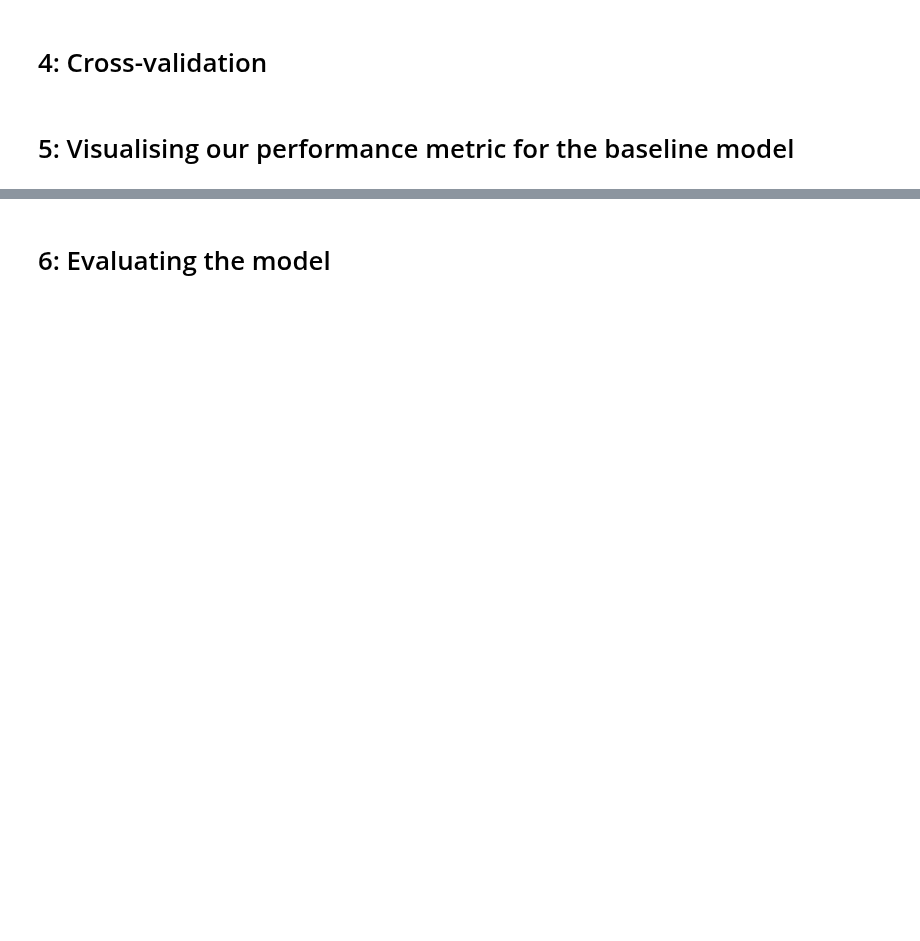
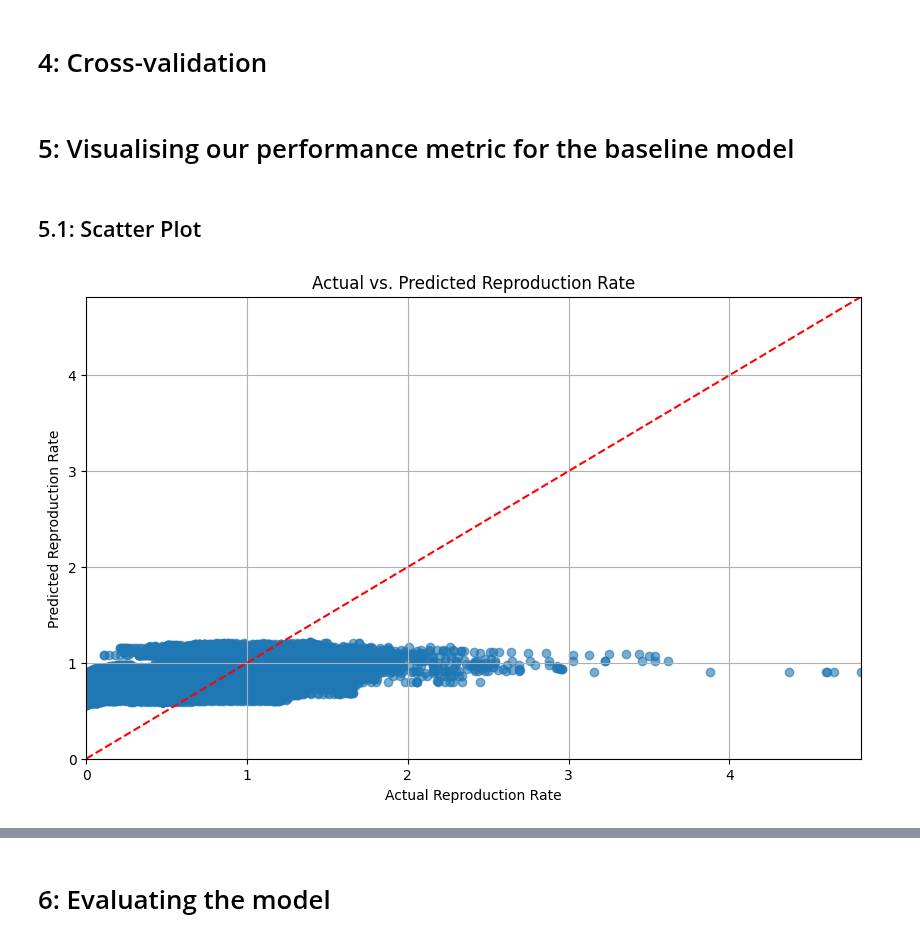
Before and after one commit to markmilner21/Assessment-1-Supervised-Prediction, a Jupyter notebook: Report/04-Baseline_model.ipynb, the cells around one changed output, grey strips where cells are left out. Saved outputs shown, nothing was run; the diff lists cells and outputs as text; code cells hidden in the pictures; blank space fills up the shorter version.

```diff
--- a/Report/04-Baseline_model.ipynb
+++ b/Report/04-Baseline_model.ipynb
@@ -77,7 +78,7 @@ We will select the relevant columns for our particular model, these being the de
 train_data_filtered = train_data_string_cols_rem[['reproduction_rate','Stringency Index','CH Index', 'Gov Resp Index', 'Econ Sup Index','days_since']].dropna()
 
 X_train = train_data_filtered[['Stringency Index','CH Index', 'Gov Resp Index', 'Econ Sup Index', 'days_since']]
-y_train = train_data_filtered[['reproduction_rate']]
+y_train = train_data_filtered['reproduction_rate']
 
 print()
 print(X_train.shape)
@@ -120,0 +143,6 @@ Mean Squared Error on the test data: 0.1233
+# %%
+print(type(y_test))  # Should be pandas.Series or numpy.ndarray
+print(type(y_pred))  # Should be pandas.Series or numpy.ndarray
+
+y_test = y_test.squeeze()  # Convert DataFrame to Series
+print(type(y_test))
@@ -122,3 +154,20 @@ Mean Squared Error on the test data: 0.1233
 # 4: Cross-validation
 # %% [markdown]
 # 5: Visualising our performance metric for the baseline model
+# %% [markdown]
+## 5.1: Scatter Plot
+# %%
+
+# Create a scatter plot
+plt.figure(figsize=(10, 6))
+plt.scatter(y_test, y_pred, alpha=0.6)
+plt.plot([y_test.min(), y_test.max()], [y_test.min(), y_test.max()], 'r--')  # Line of perfect prediction
+plt.title('Actual vs. Predicted Reproduction Rate')
+plt.xlabel('Actual Reproduction Rate')
+plt.ylabel('Predicted Reproduction Rate')
+plt.xlim([y_test.min(), y_test.max()])
+plt.ylim([y_test.min(), y_test.max()])
+plt.grid()
+plt.show()
+# %% [output]
+[figure, added]
```
Also changed, not shown: parts of 10 cells of this notebook.
